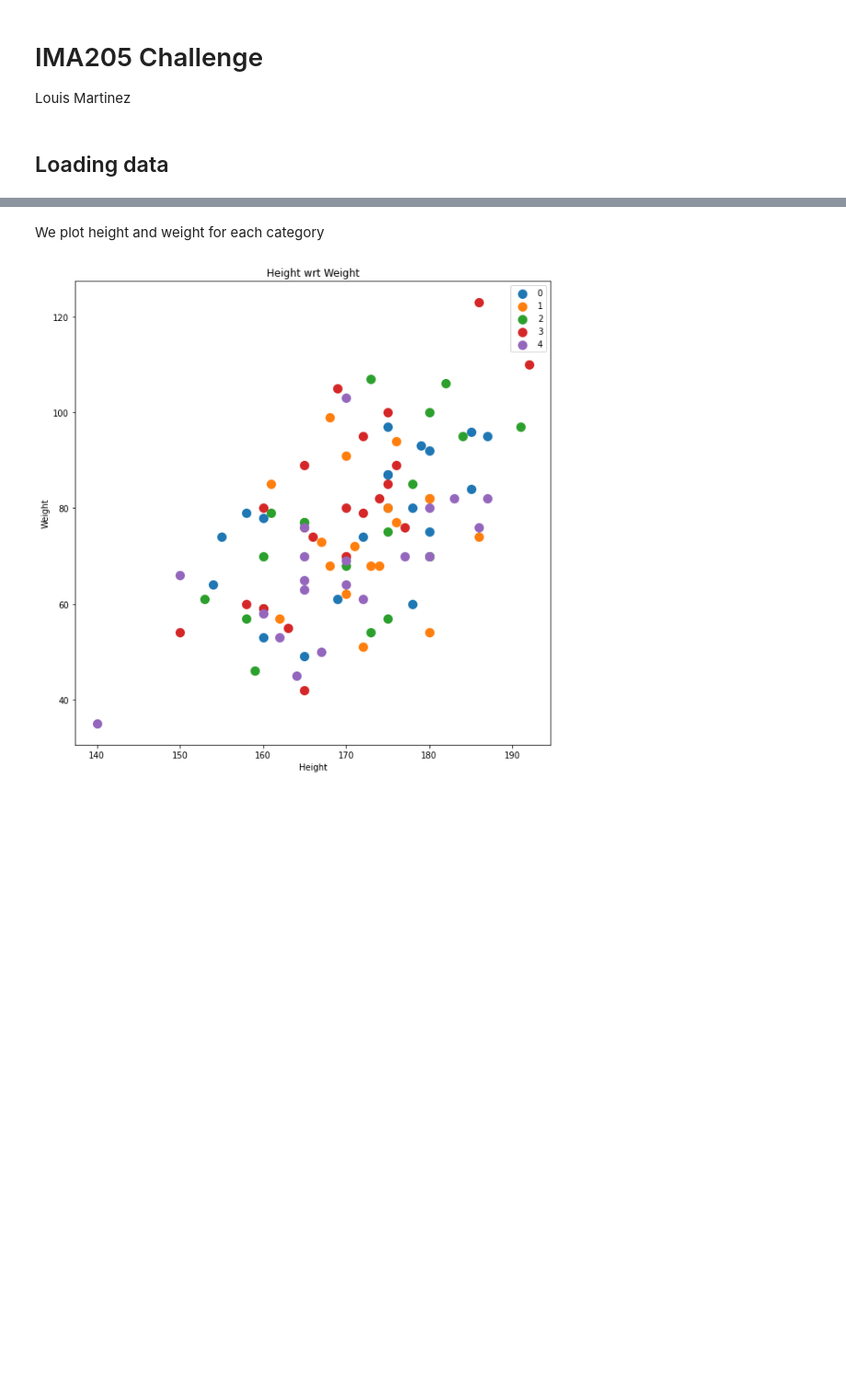
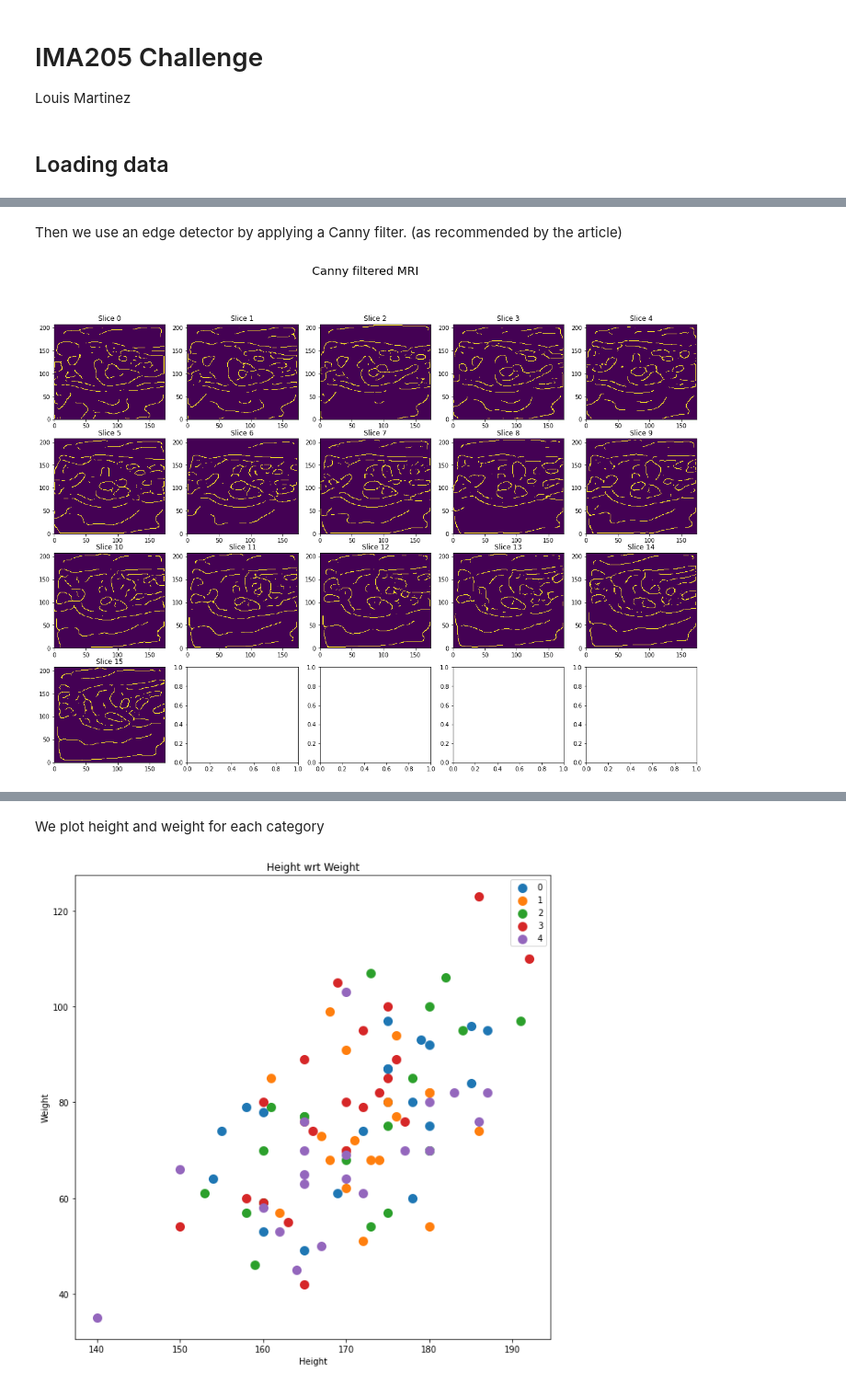
Before and after one commit to lmartinez2001/Challenge, a Jupyter notebook: challenge.ipynb, the cells around one changed output, grey strips where cells are left out. Shown at 92% size. Cells and saved outputs as stored; diff of their text form; code cells hidden in the pictures; blank space fills up the shorter version.

```diff
--- a/challenge.ipynb
+++ b/challenge.ipynb
@@ -104,0 +114,12 @@ mri_train[0][0].shape
+# %% [markdown]
+Then we use an edge detector by applying a Canny filter. (as recommended by the article)
+# %%
+from skimage.feature import canny
+
+sigma_canny=5
+canny_filter=lambda x: canny(x, sigma=sigma_canny)
+
+mri_canny=np.vectorize(canny_filter, signature='(n,m)->(n,m)')(mri_gauss)
+plot_slices(mri_canny, title='Canny filtered MRI')
+# %% [output]
+[figure, added]
```
Also changed, not shown: parts of 30 cells of this notebook.
